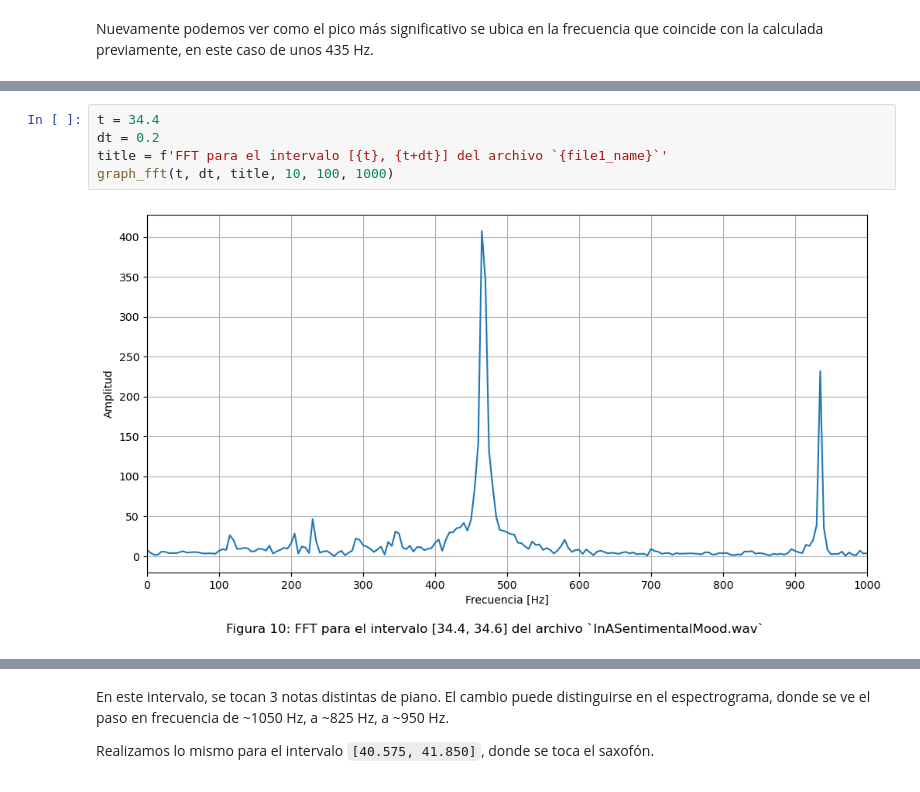
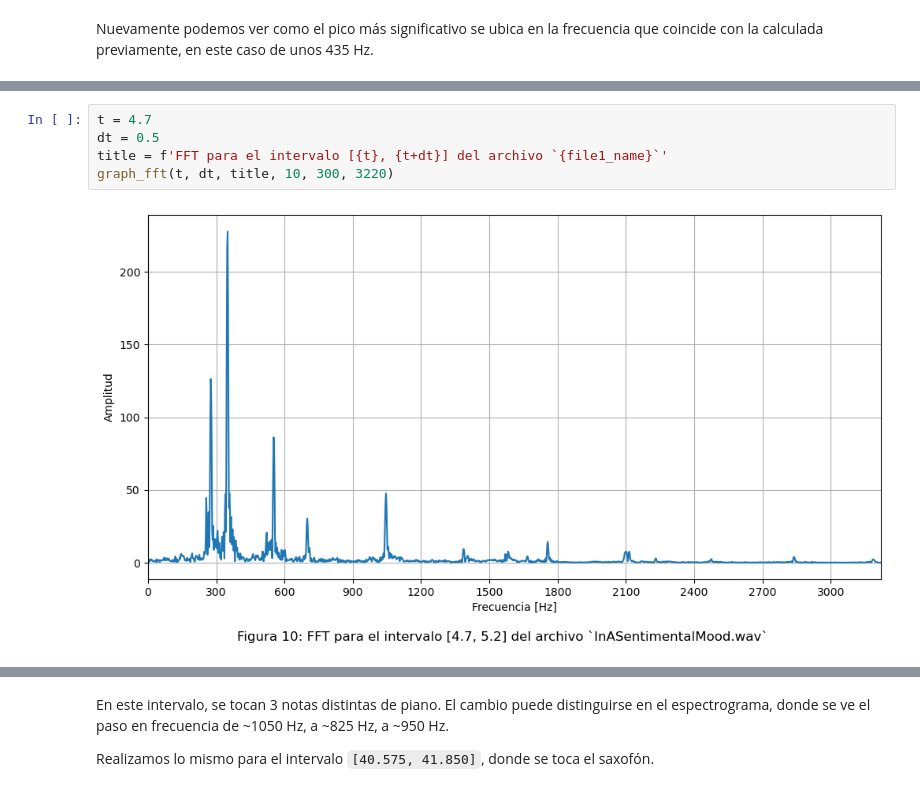
Before and after one commit to mjkloeckner/TB065, a Jupyter notebook: segunda_parte/tpe_segunda_parte_no_title.ipynb, the cells around one changed output, grey strips where cells are left out. Drawn from its saved outputs; the diff is of its cells as text.

```diff
--- a/segunda_parte/tpe_segunda_parte_no_title.ipynb
+++ b/segunda_parte/tpe_segunda_parte_no_title.ipynb
@@ -217,7 +219,7 @@ Los demás armónicos quedan sumamente achatados en contraste con la intensidad
 # %%
-t = 34.4
-dt = 0.2
+t = 4.7
+dt = 0.5
 title = f'FFT para el intervalo [{t}, {t+dt}] del archivo `{file1_name}`'
-graph_fft(t, dt, title, 10, 100, 1000)
+graph_fft(t, dt, title, 10, 300, 3220)
 # %% [output]
-[figure, old version]
+[figure, new version]
```
Also changed, not shown: parts of 12 cells of this notebook.
